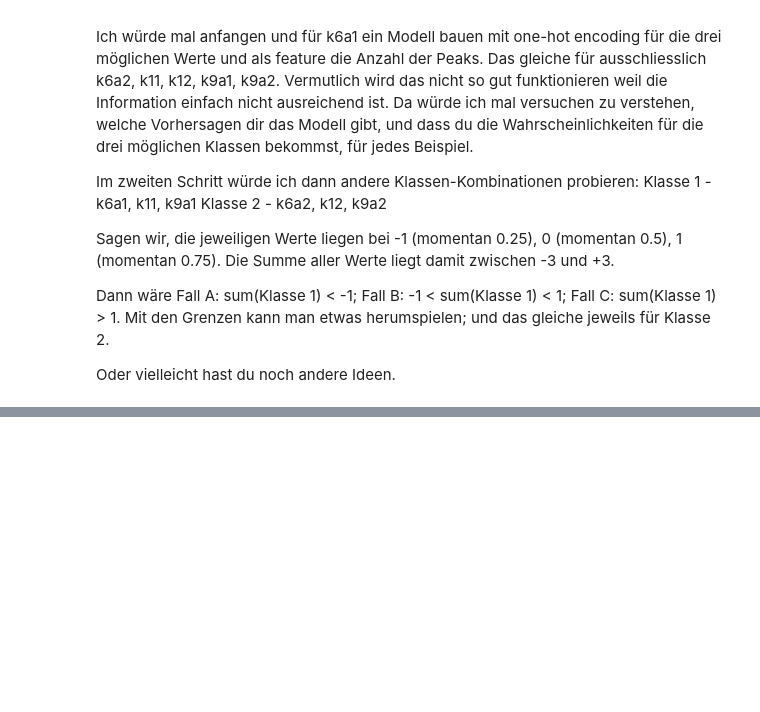
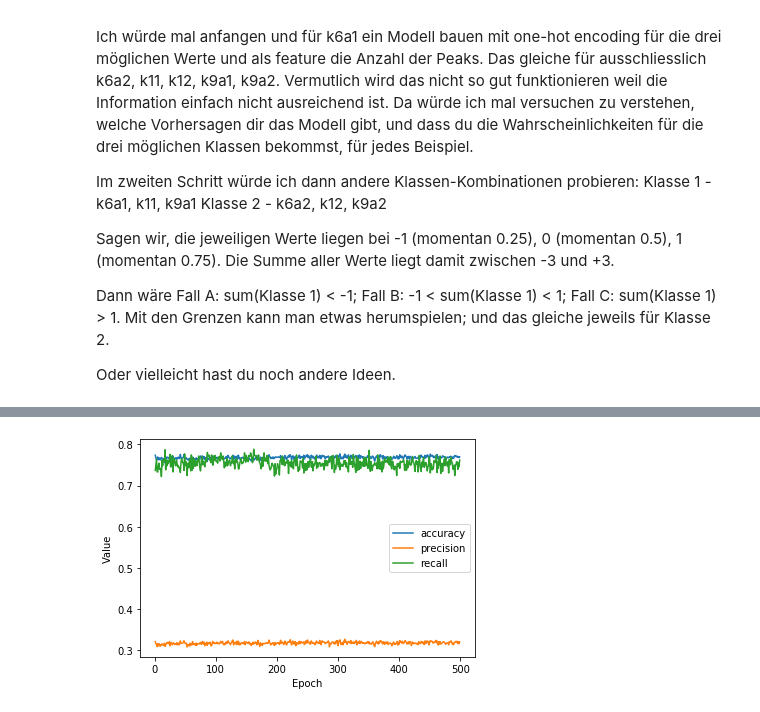
Before and after one commit to GwydionJon/EN_learn, a Jupyter notebook: machine_learning/ML_get_parameters_from_peakNumber_inga.ipynb, the cells around one changed output, grey strips where cells are left out. Drawn from its saved outputs; the diff is of its cells as text; code cells hidden in the pictures; blank space fills up the shorter version.

```diff
--- a/machine_learning/ML_get_parameters_from_peakNumber_inga.ipynb
+++ b/machine_learning/ML_get_parameters_from_peakNumber_inga.ipynb
@@ -28,6 +25,10 @@ feature_columns_A = []
 no_of_max = tf.feature_column.numeric_column("no_of_max")
 #my_feature_layer_A = tf.keras.layers.DenseFeatures(no_of_max_bucket)
 feature_columns_A.append(no_of_max)
+k6a1 = tf.feature_column.numeric_column("k6a1")
+feature_columns_A.append(k6a1)
+k6a2 = tf.feature_column.numeric_column("k6a2")
+feature_columns_A.append(k6a2)
 k11 = tf.feature_column.numeric_column("k11")
 feature_columns_A.append(k11)
 k12 = tf.feature_column.numeric_column("k12")
@@ -171,0 +282,3 @@ Oder vielleicht hast du noch andere Ideen.
+# %%
+epochs, hist = train_model2(my_model, data_train, epochs,
+                          label_name, batch_size)
@@ -171,0 +483,21 @@ Oder vielleicht hast du noch andere Ideen.
+# %%
+learning_rate = 1e-1
+epochs = 500
+batch_size = 12
+
+#specify the classification threshold
+classification_threshold = 0.15
+
+# Establish the metrics the model will measure.
+metric = [tf.keras.metrics.BinaryAccuracy(name='accuracy', threshold=classification_threshold),
+      tf.keras.metrics.Precision(thresholds=classification_threshold,name='precision'),
+      tf.keras.metrics.Recall(thresholds=classification_threshold,name='recall'),]
+
+label_name=["Class0","Class1","Class2","Class3","Class4","Class5","Class6","Class7","Class8","Class9","Class10"]
+my_model = create_model2(learning_rate, my_feature_layer_A,metric,my_act_function="softmax")
+
+# Plot a graph of the metric(s) vs. epochs.
+#list_of_metrics_to_plot = ['accuracy']
+# %%
+epochs, hist = train_model2(my_model, data_train, epochs,
+                          label_name, batch_size)
@@ -171,0 +575,6 @@ Oder vielleicht hast du noch andere Ideen.
+# %%
+list_of_metrics_to_plot = ['accuracy', 'precision', 'recall']
+
+plot_curve(epochs, hist, list_of_metrics_to_plot)
+# %% [output]
+[figure, added]
```
Also changed, not shown: parts of 15 cells of this notebook, 1 other file.
